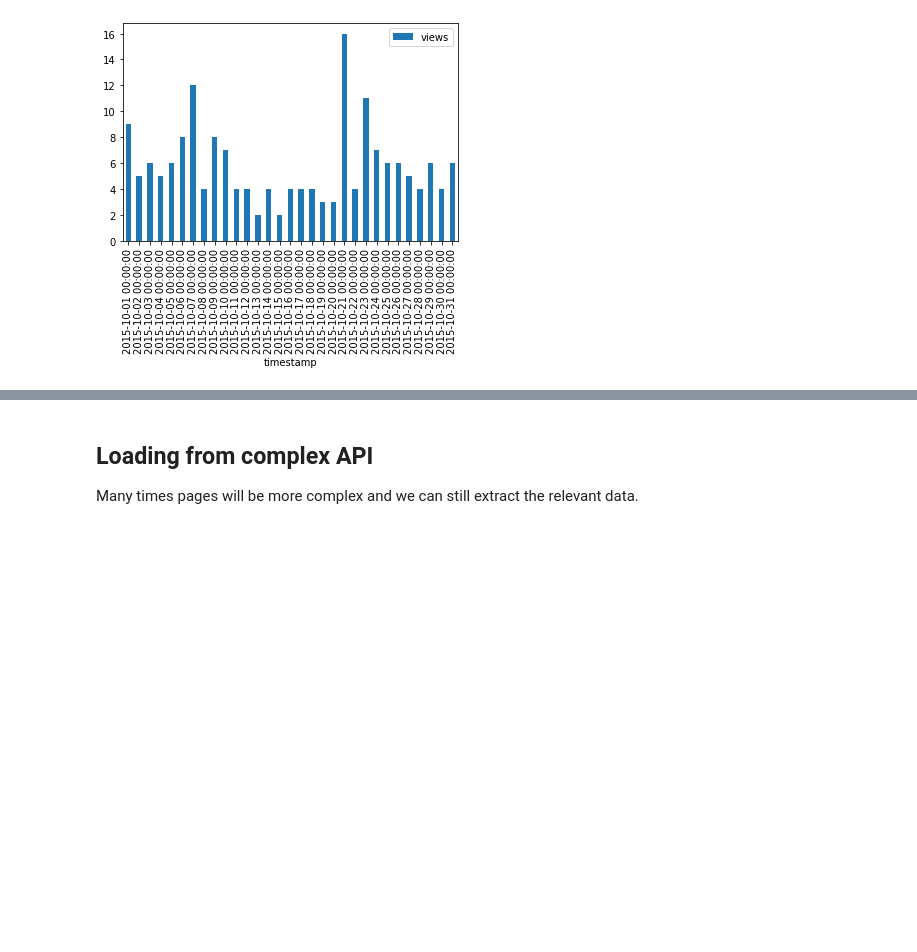
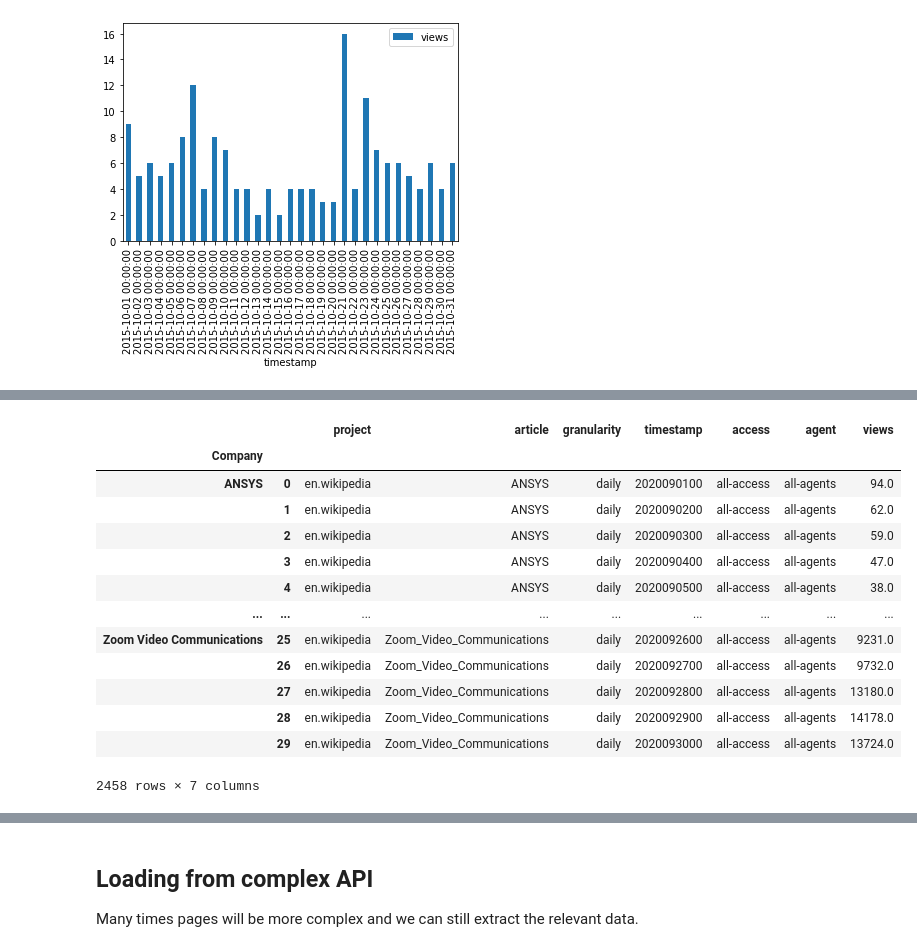
Before and after one commit to luisdomin5/from-excel-to-pandas, a Jupyter notebook: notebooks/01.03_loading_data_from_API.ipynb, the cells around one changed output, grey strips where cells are left out. Cells and saved outputs as stored; diff of their text form; code cells hidden in the pictures; blank space fills up the shorter version.

```diff
--- a/notebooks/01.03_loading_data_from_API.ipynb
+++ b/notebooks/01.03_loading_data_from_API.ipynb
@@ -63,0 +132,17 @@ df.head(5)
+# %%
+nasdaq_100_views
+# %% [output]
+|  |  | project | article | granularity | timestamp | access | agent | views |
+| Company |  |  |  |  |  |  |  |  |
+| ANSYS | 0 | en.wikipedia | ANSYS | daily | 2020090100 | all-access | all-agents | 94.0 |
+|  | 1 | en.wikipedia | ANSYS | daily | 2020090200 | all-access | all-agents | 62.0 |
+|  | 2 | en.wikipedia | ANSYS | daily | 2020090300 | all-access | all-agents | 59.0 |
+|  | 3 | en.wikipedia | ANSYS | daily | 2020090400 | all-access | all-agents | 47.0 |
+|  | 4 | en.wikipedia | ANSYS | daily | 2020090500 | all-access | all-agents | 38.0 |
+| ... | ... | ... | ... | ... | ... | ... | ... | ... |
+| Zoom Video Communications | 25 | en.wikipedia | Zoom_Video_Communications | daily | 2020092600 | all-access | all-agents | 9231.0 |
+|  | 26 | en.wikipedia | Zoom_Video_Communications | daily | 2020092700 | all-access | all-agents | 9732.0 |
+|  | 27 | en.wikipedia | Zoom_Video_Communications | daily | 2020092800 | all-access | all-agents | 13180.0 |
+|  | 28 | en.wikipedia | Zoom_Video_Communications | daily | 2020092900 | all-access | all-agents | 14178.0 |
+|  | 29 | en.wikipedia | Zoom_Video_Communications | daily | 2020093000 | all-access | all-agents | 13724.0 |
+2458 rows × 7 columns
```
Also changed, not shown: parts of 16 cells of this notebook.
